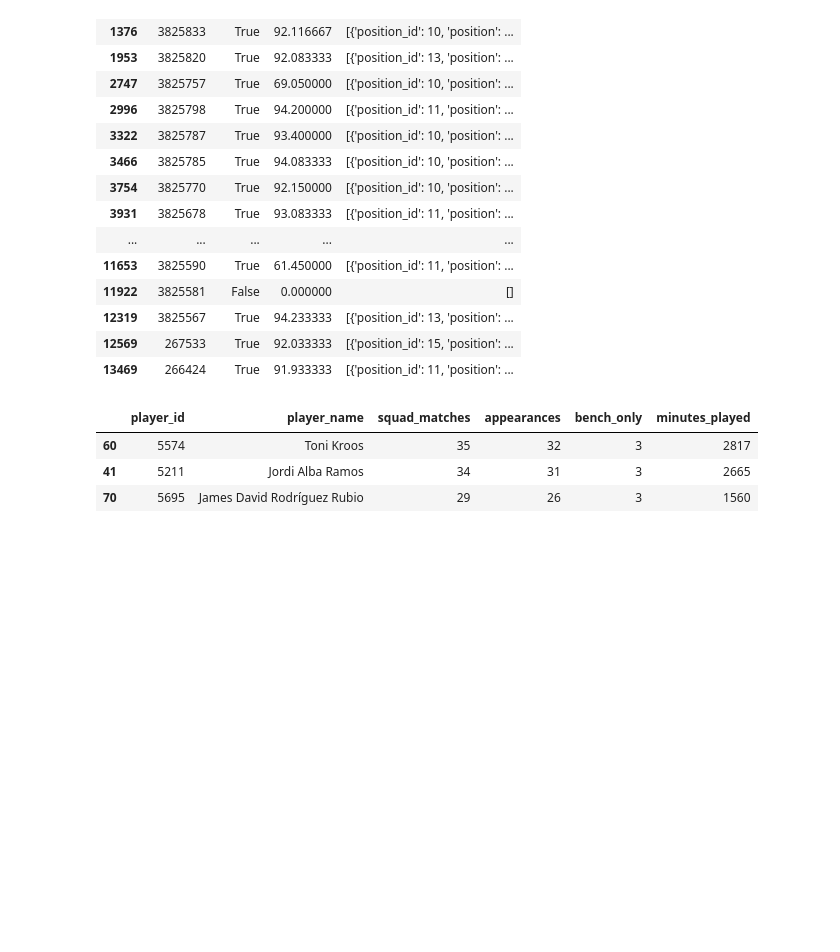
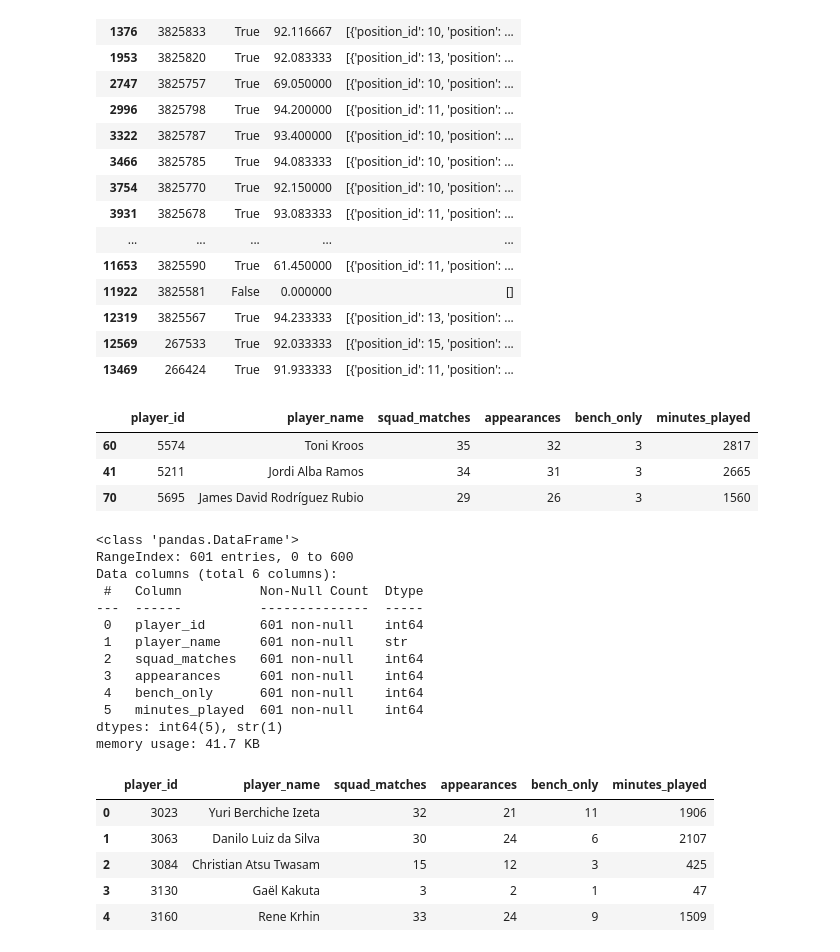
Before and after one commit to inatgomez/player-filter, a Jupyter notebook: notebooks/total_minutes_played_exploration.ipynb, the cells around one changed output. Saved outputs shown, nothing was run; the diff lists cells and outputs as text; code cells hidden in the pictures; blank space fills up the shorter version.

```diff
--- a/notebooks/total_minutes_played_exploration.ipynb
+++ b/notebooks/total_minutes_played_exploration.ipynb
@@ -327,3 +327,26 @@ minutes[
 | 60 | 5574 | Toni Kroos | 35 | 32 | 3 | 2817 |
 | 41 | 5211 | Jordi Alba Ramos | 34 | 31 | 3 | 2665 |
 | 70 | 5695 | James David Rodríguez Rubio | 29 | 26 | 3 | 1560 |
+# %%
+minutes.info()
+minutes.head()
+# %% [output]
+<class 'pandas.DataFrame'>
+RangeIndex: 601 entries, 0 to 600
+Data columns (total 6 columns):
+ #   Column          Non-Null Count  Dtype
+---  ------          --------------  -----
+ 0   player_id       601 non-null    int64
+ 1   player_name     601 non-null    str
+ 2   squad_matches   601 non-null    int64
+ 3   appearances     601 non-null    int64
+ 4   bench_only      601 non-null    int64
+ 5   minutes_played  601 non-null    int64
+dtypes: int64(5), str(1)
+memory usage: 41.7 KB
+|  | player_id | player_name | squad_matches | appearances | bench_only | minutes_played |
+| 0 | 3023 | Yuri Berchiche Izeta | 32 | 21 | 11 | 1906 |
+| 1 | 3063 | Danilo Luiz da Silva | 30 | 24 | 6 | 2107 |
+| 2 | 3084 | Christian Atsu Twasam | 15 | 12 | 3 | 425 |
+| 3 | 3130 | Gaël Kakuta | 3 | 2 | 1 | 47 |
+| 4 | 3160 | Rene Krhin | 33 | 24 | 9 | 1509 |
```
